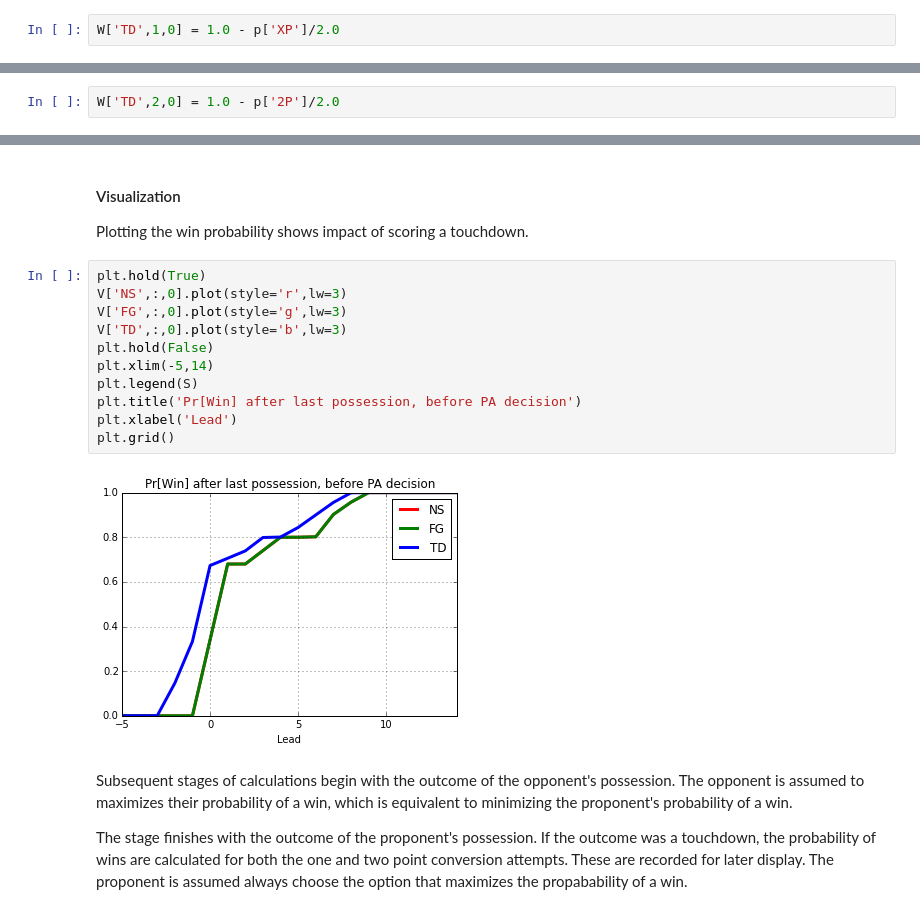
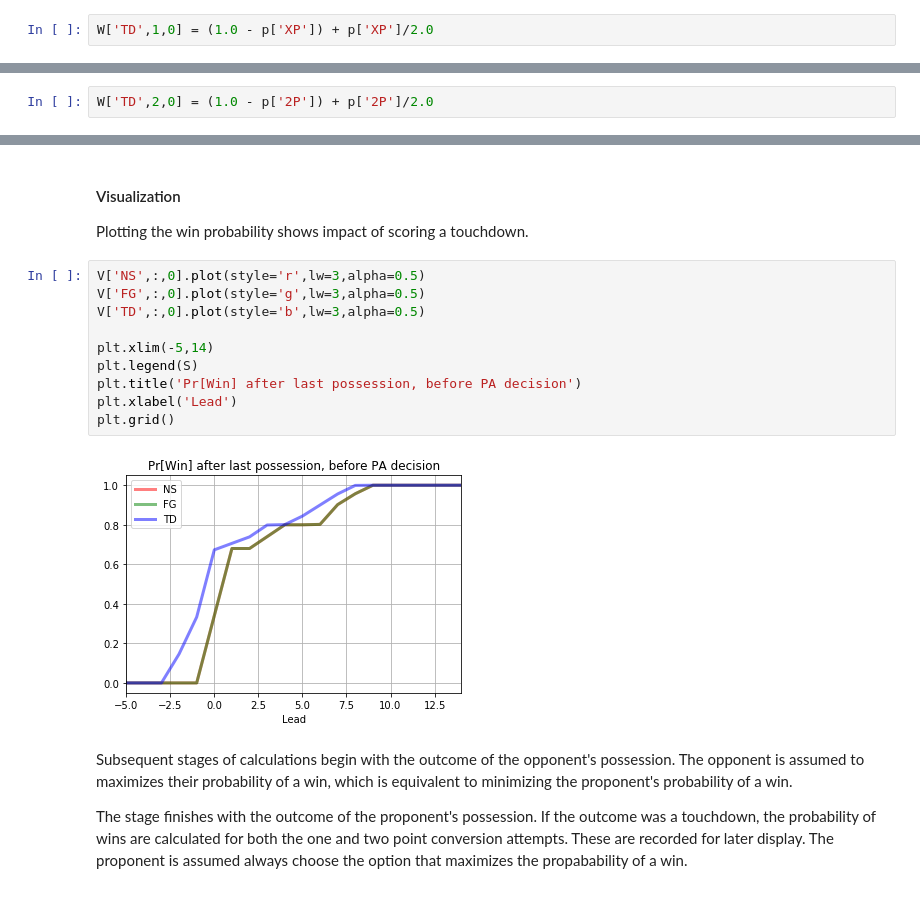
Before and after one commit to jckantor/CBE40455, a Jupyter notebook: notebooks/Points after Touchdown Decision.ipynb, the cells around one changed output, grey strips where cells are left out. Saved outputs shown, nothing was run; the diff lists cells and outputs as text.

```diff
--- a/notebooks/Points after Touchdown Decision.ipynb
+++ b/notebooks/Points after Touchdown Decision.ipynb
@@ -93,9 +93,9 @@ If the last possession ends in the opponent's touchdown to reduce the lead to on
 # %%
-W['TD',1,0] = 1.0 - p['XP']/2.0
+W['TD',1,0] = (1.0 - p['XP']) + p['XP']/2.0
 # %% [markdown]
 If the last possession ends in the opponent's touchdown to reduce the lead to two, assume the opponent will attempt a two point conversion to tie and go to overtime with probability p['2P']. Half of the time the opponent will then win the game, i.e., p['2P']/2. Thus
 # %%
-W['TD',2,0] = 1.0 - p['2P']/2.0
+W['TD',2,0] = (1.0 - p['2P']) + p['2P']/2.0
 # %% [markdown]
 #### Visualization
 
@@ -141,18 +140,17 @@ for d in D[6:-6]:
 
 Plotting the win probability shows impact of scoring a touchdown.
 # %%
-plt.hold(True)
-V['NS',:,0].plot(style='r',lw=3)
-V['FG',:,0].plot(style='g',lw=3)
-V['TD',:,0].plot(style='b',lw=3)
-plt.hold(False)
+V['NS',:,0].plot(style='r',lw=3,alpha=0.5)
+V['FG',:,0].plot(style='g',lw=3,alpha=0.5)
+V['TD',:,0].plot(style='b',lw=3,alpha=0.5)
+
 plt.xlim(-5,14)
 plt.legend(S)
 plt.title('Pr[Win] after last possession, before PA decision')
 plt.xlabel('Lead')
 plt.grid()
 # %% [output]
-[figure, old version]
+[figure, new version]
 # %% [markdown]
 Subsequent stages of calculations begin with the outcome of the opponent's possession. The opponent is assumed to maximizes their probability of a win, which is equivalent to minimizing the proponent's probability of a win.
 
```
Also changed, not shown: parts of 13 cells of this notebook, 1 other file.
